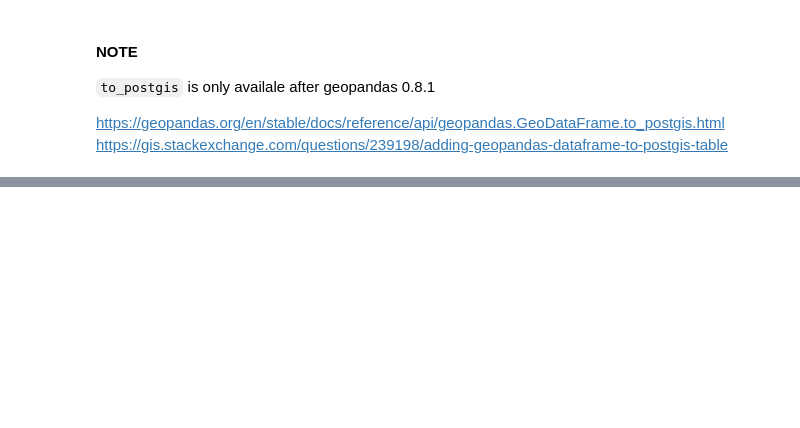
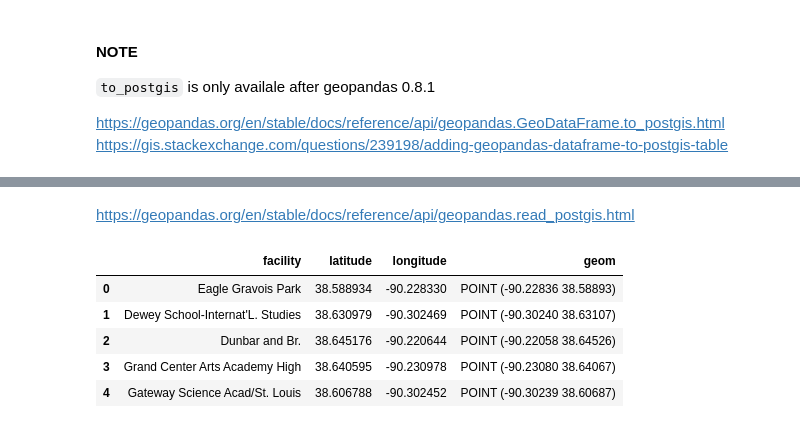
Before and after one commit to PMattox/dsa_masters, a Jupyter notebook: DSA_Capstone/Test_DB.ipynb, the cells around one changed output, grey strips where cells are left out. Cells and saved outputs as stored; diff of their text form; code cells hidden in the pictures; blank space fills up the shorter version.

```diff
--- a/DSA_Capstone/Test_DB.ipynb
+++ b/DSA_Capstone/Test_DB.ipynb
@@ -102,0 +163,15 @@ stl_schools_pub.to_postgis(
+# %% [markdown]
+https://geopandas.org/en/stable/docs/reference/api/geopandas.read_postgis.html
+# %%
+# query the table and read data into a geodf
+
+sql = "select facility, latitude, longitude, geometry as geom from stlpubschools;"
+gdf = gpd.read_postgis(sql, conn)
+gdf.head()
+# %% [output]
+|  | facility | latitude | longitude | geom |
+| 0 | Eagle Gravois Park | 38.588934 | -90.228330 | POINT (-90.22836 38.58893) |
+| 1 | Dewey School-Internat'L. Studies | 38.630979 | -90.302469 | POINT (-90.30240 38.63107) |
+| 2 | Dunbar and Br. | 38.645176 | -90.220644 | POINT (-90.22058 38.64526) |
+| 3 | Grand Center Arts Academy High | 38.640595 | -90.230978 | POINT (-90.23080 38.64067) |
+| 4 | Gateway Science Acad/St. Louis | 38.606788 | -90.302452 | POINT (-90.30239 38.60687) |
```
Also changed, not shown: parts of 17 cells of this notebook, 8 other files.
